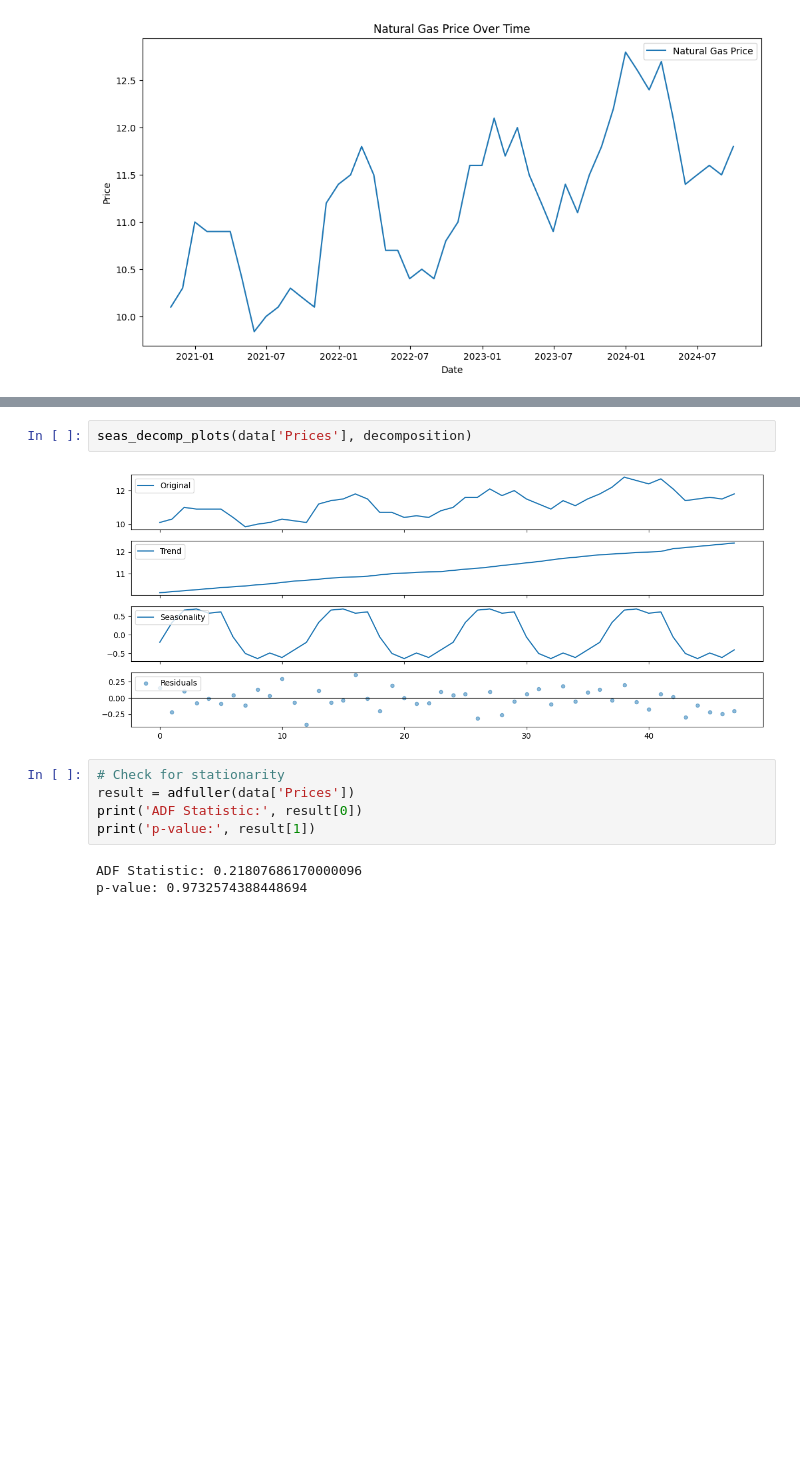
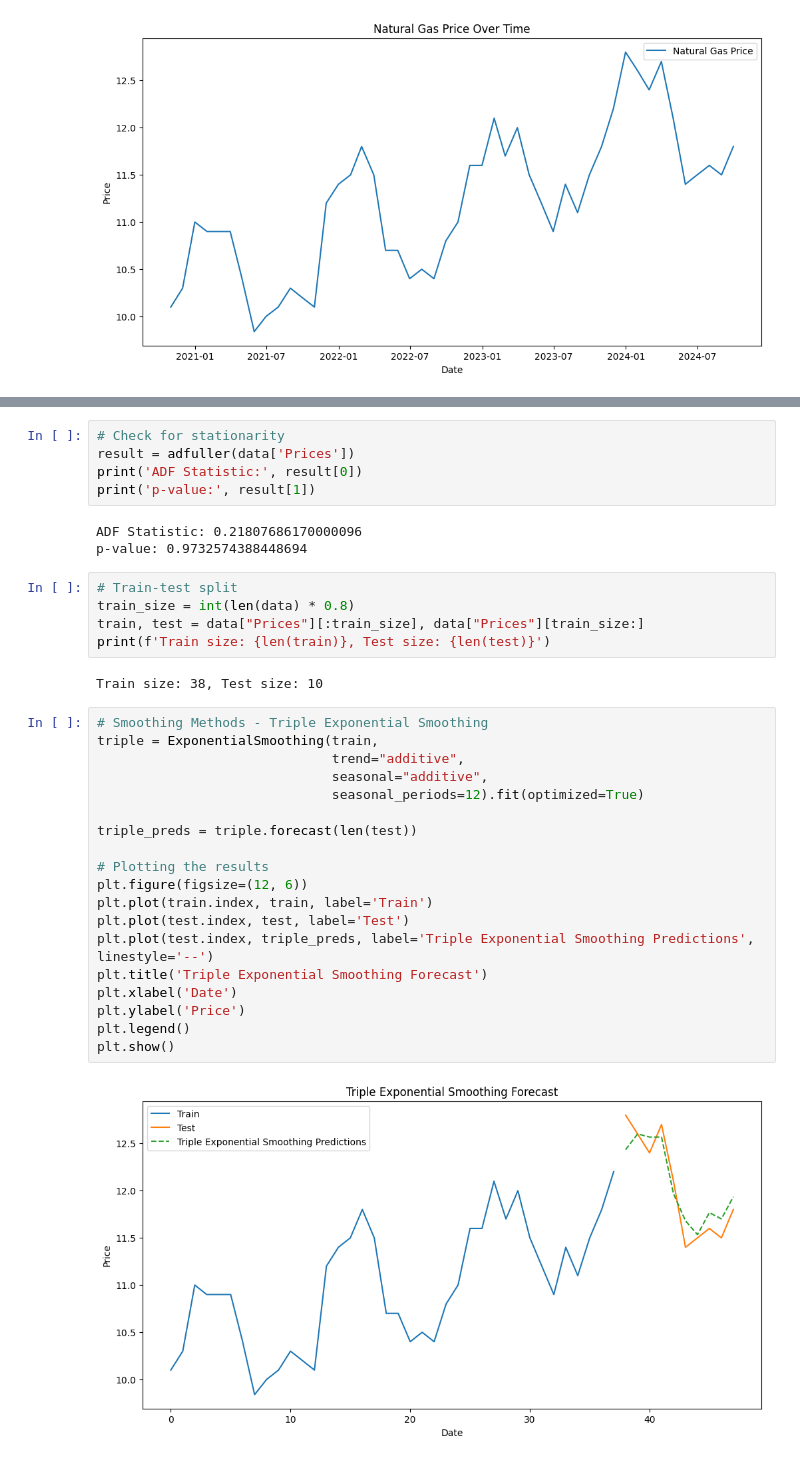
Before and after one commit to mathieucbd/quant-research-jp-morgan, a Jupyter notebook: commodities-analysis.ipynb, the cells around one changed output, grey strips where cells are left out. Drawn from its saved outputs; the diff is of its cells as text; blank space fills up the shorter version.

Commit message:
Triple Exponential Smoothing

```diff
--- a/commodities-analysis.ipynb
+++ b/commodities-analysis.ipynb
@@ -63,7 +68,3 @@ def seas_decomp_plots(original, decomposition):
-# %%
-seas_decomp_plots(data['Prices'], decomposition)
-# %% [output]
-[figure, removed]
 # %%
 # Check for stationarity
 result = adfuller(data['Prices'])
@@ -72,3 +73,31 @@ print('p-value:', result[1])
 # %% [output]
 ADF Statistic: 0.21807686170000096
 p-value: 0.9732574388448694
+# %%
+# Train-test split
+train_size = int(len(data) * 0.8)
+train, test = data["Prices"][:train_size], data["Prices"][train_size:]
+print(f'Train size: {len(train)}, Test size: {len(test)}')
+# %% [output]
+Train size: 38, Test size: 10
+# %%
+# Smoothing Methods - Triple Exponential Smoothing
+triple = ExponentialSmoothing(train,
+                              trend="additive",
+                              seasonal="additive",
+                              seasonal_periods=12).fit(optimized=True)
+
+triple_preds = triple.forecast(len(test))
+
+# Plotting the results
+plt.figure(figsize=(12, 6))
+plt.plot(train.index, train, label='Train')
+plt.plot(test.index, test, label='Test')
+plt.plot(test.index, triple_preds, label='Triple Exponential Smoothing Predictions', linestyle='--')
+plt.title('Triple Exponential Smoothing Forecast')
+plt.xlabel('Date')
+plt.ylabel('Price')
+plt.legend()
+plt.show()
+# %% [output]
+[figure, added]
```
Also changed, not shown: parts of 5 cells of this notebook.
